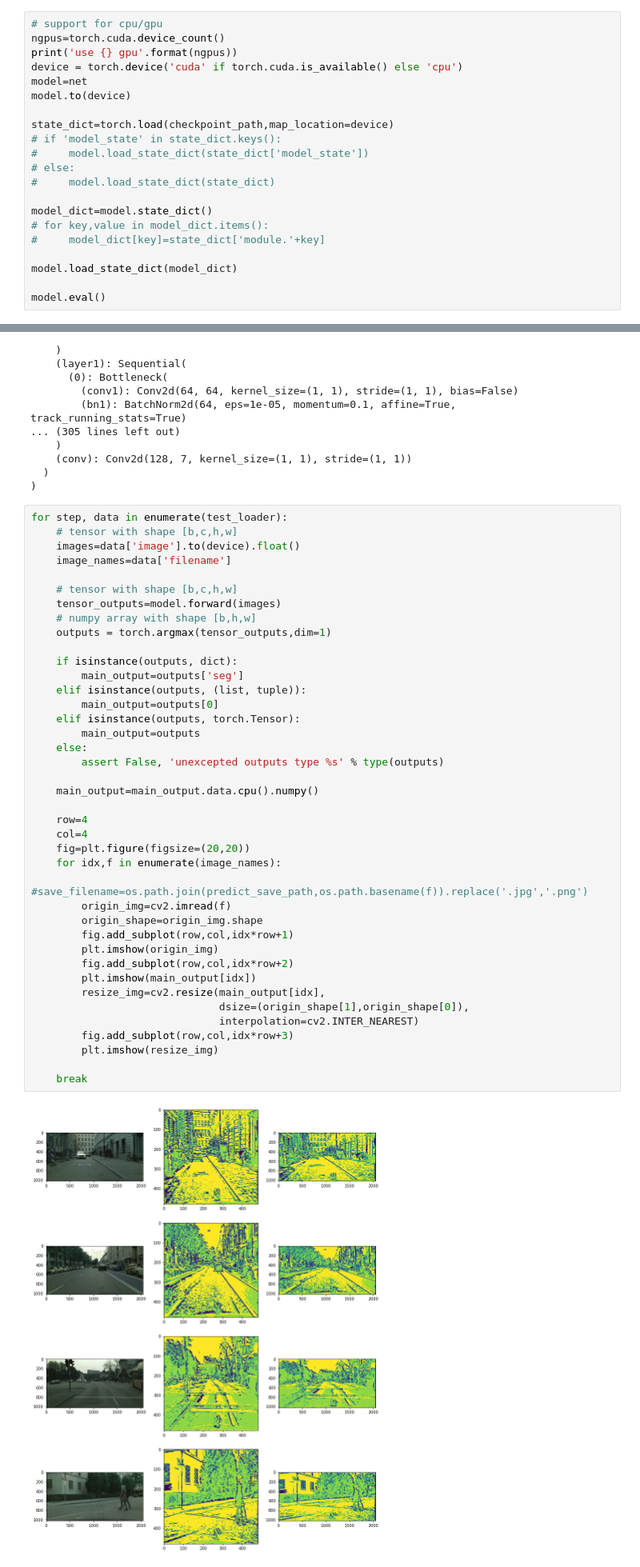
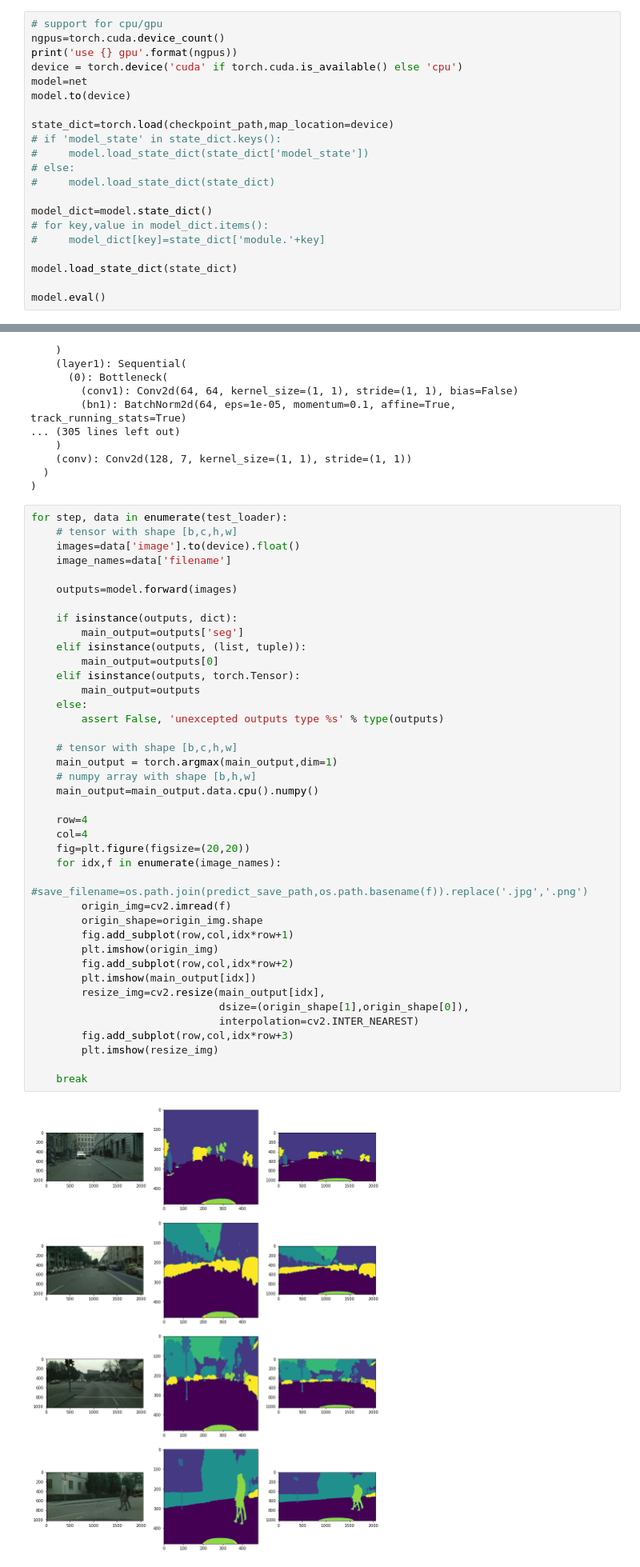
Before and after one commit to ISCAS007/torchseg, a Jupyter notebook: notebooks/vis.ipynb, the cells around one changed output, grey strips where cells are left out. Shown at 80% size. Drawn from its saved outputs; the diff is of its cells as text.

```diff
--- a/notebooks/vis.ipynb
+++ b/notebooks/vis.ipynb
@@ -98,7 +98,7 @@ model_dict=model.state_dict()
 # for key,value in model_dict.items():
 #     model_dict[key]=state_dict['module.'+key]
 
-model.load_state_dict(model_dict)
+model.load_state_dict(state_dict)
 
 model.eval()
 # %% [output]
@@ -126,42 +126,42 @@ for step, data in enumerate(test_loader):
     images=data['image'].to(device).float()
     image_names=data['filename']
 
-    # tensor with shape [b,c,h,w]
-    tensor_outputs=model.forward(images)
-    # numpy array with shape [b,h,w]
-    outputs = torch.argmax(tensor_outputs,dim=1)
+    outputs=model.forward(images)
 
     if isinstance(outputs, dict):
         main_output=outputs['seg']
     elif isinstance(outputs, (list, tuple)):
         main_output=outputs[0]
     elif isinstance(outputs, torch.Tensor):
         main_output=outputs
     else:
         assert False, 'unexcepted outputs type %s' % type(outputs)
 
+    # tensor with shape [b,c,h,w]
+    main_output = torch.argmax(main_output,dim=1)
+    # numpy array with shape [b,h,w]
     main_output=main_output.data.cpu().numpy()
 
     row=4
     col=4
     fig=plt.figure(figsize=(20,20))
     for idx,f in enumerate(image_names):
         #save_filename=os.path.join(predict_save_path,os.path.basename(f)).replace('.jpg','.png')
         origin_img=cv2.imread(f)
         origin_shape=origin_img.shape
         fig.add_subplot(row,col,idx*row+1)
         plt.imshow(origin_img)
         fig.add_subplot(row,col,idx*row+2)
         plt.imshow(main_output[idx])
         resize_img=cv2.resize(main_output[idx],
                               dsize=(origin_shape[1],origin_shape[0]),
                               interpolation=cv2.INTER_NEAREST)
         fig.add_subplot(row,col,idx*row+3)
         plt.imshow(resize_img)
 
     break
 # %% [output]
-[figure, old version]
+[figure, new version]
 # %%
 print(len(image_names))
 # %% [output]
```
Also changed, not shown: 7 other files.
